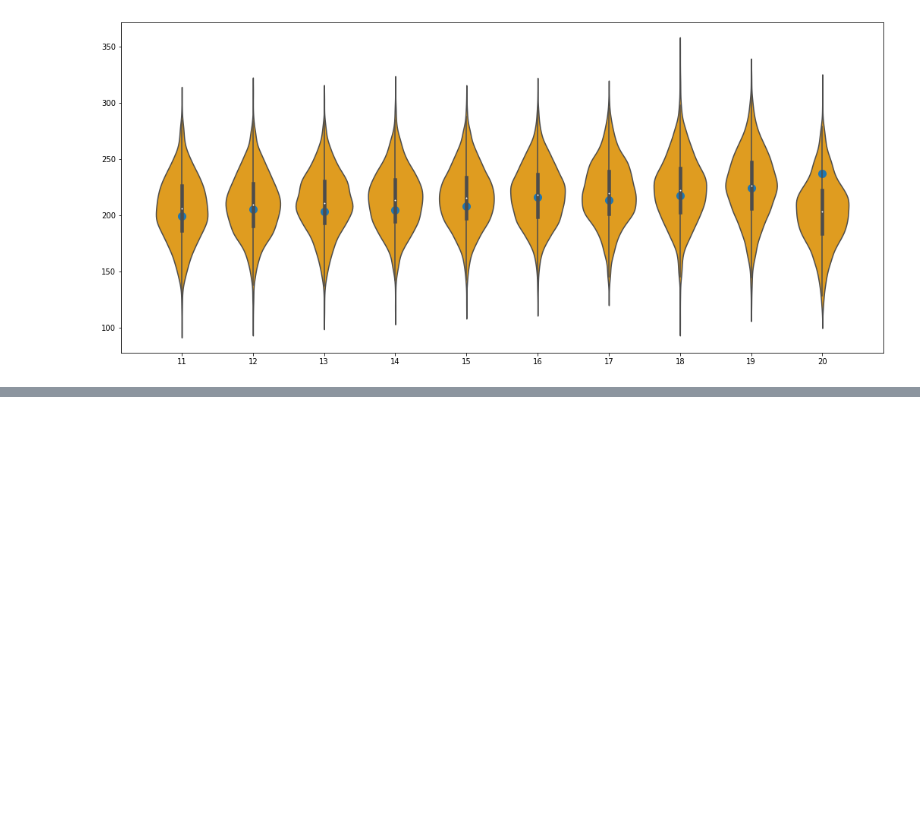
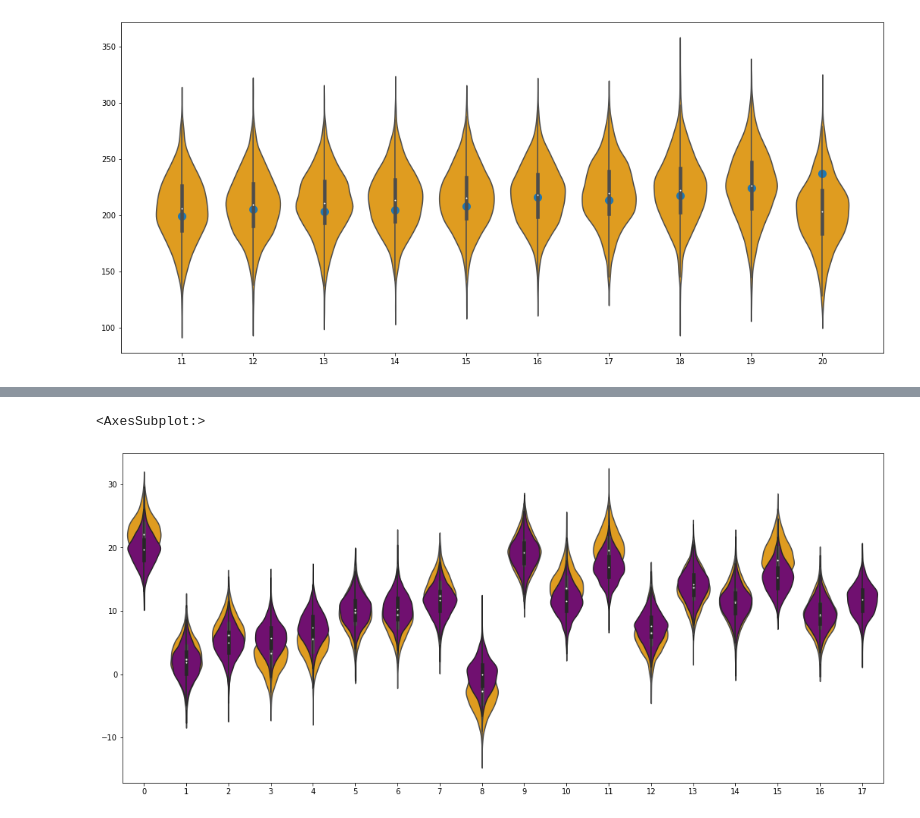
Before and after one commit to 0zero/StudentsGuideToBayesianStatistics, a Jupyter notebook: notebooks/Chapter 17 - Hierarchical models.ipynb, the cells around one changed output, grey strips where cells are left out. Cells and saved outputs as stored; diff of their text form; code cells hidden in the pictures; blank space fills up the shorter version.

```diff
--- a/notebooks/Chapter 17 - Hierarchical models.ipynb
+++ b/notebooks/Chapter 17 - Hierarchical models.ipynb
@@ -657,0 +938,2 @@ plt.scatter(df["Days"].iloc[11:21],df["Reaction"].iloc[11:21],s=100)
+# %%
+sm_hier = StanModel(model_code=model_hier)
@@ -657,0 +942,12 @@ plt.scatter(df["Days"].iloc[11:21],df["Reaction"].iloc[11:21],s=100)
+# %%
+fit_hier = sm_hier.sampling(
+    data=dict(
+        N=len(df["Reaction"]),
+        r=df["Reaction"],
+        days=df["Days"],
+        subject=df["subject_id"],
+    ),
+    warmup=500,
+    iter=1000,
+    chains=4,
+)
@@ -657,0 +974,12 @@ plt.scatter(df["Days"].iloc[11:21],df["Reaction"].iloc[11:21],s=100)
+# %%
+df_het_predictive = pd.DataFrame(fit_het.extract("beta")["beta"])
+df_hier_predictive = pd.DataFrame(fit_hier.extract("beta")["beta"])
+# %%
+plt.figure(figsize=(18,8))
+sns.violinplot(data=df_het_predictive.iloc[:,0:17],color="orange",alpha=.1)
+sns.violinplot(data=df_hier_predictive.iloc[:,0:18],color="purple",alpha=.1)
+# plt.plot(df_test["Days"],df_test["Reaction"],'-o')
+# plt.ylim([-100,500])
+# %% [output]
+<AxesSubplot:>
+[figure, added]
```
Also changed, not shown: parts of 26 cells of this notebook.
